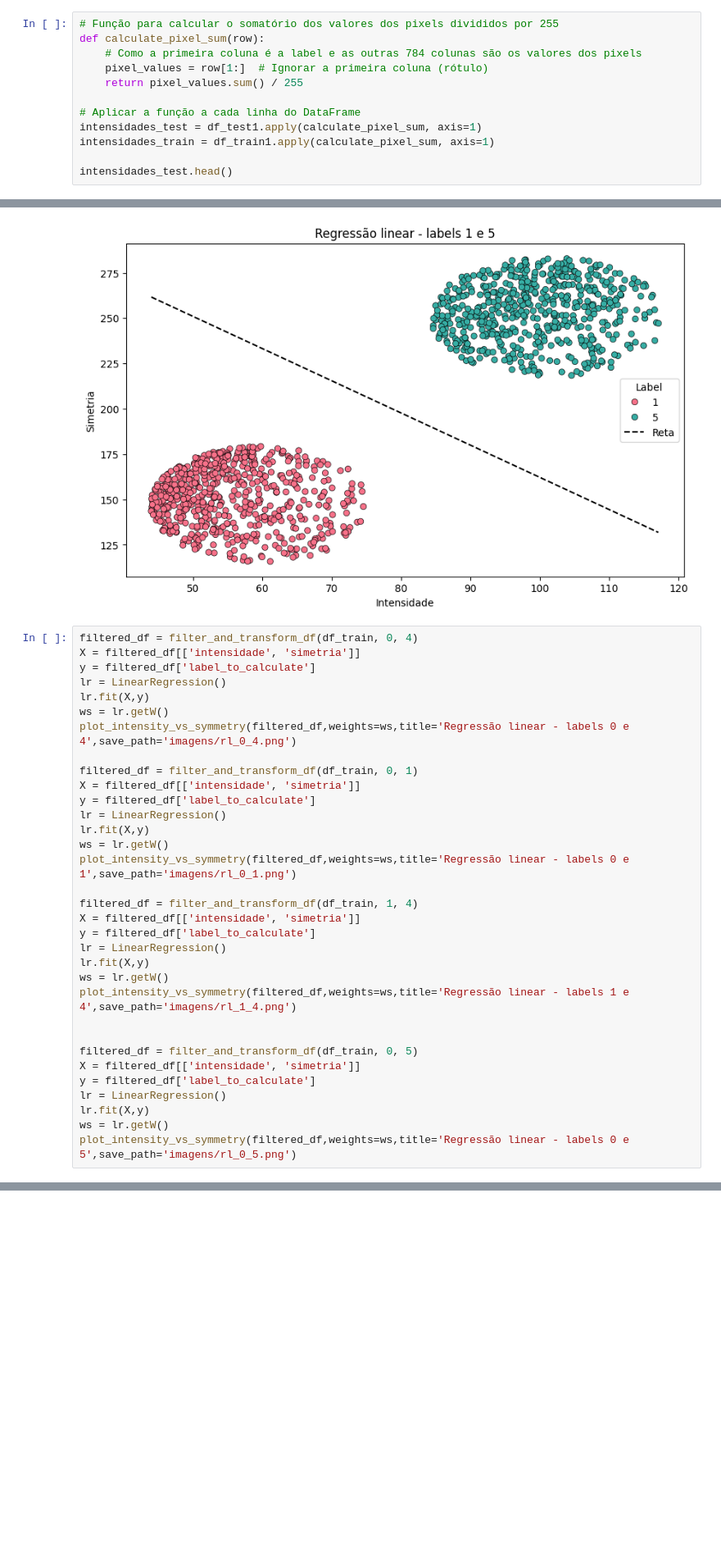
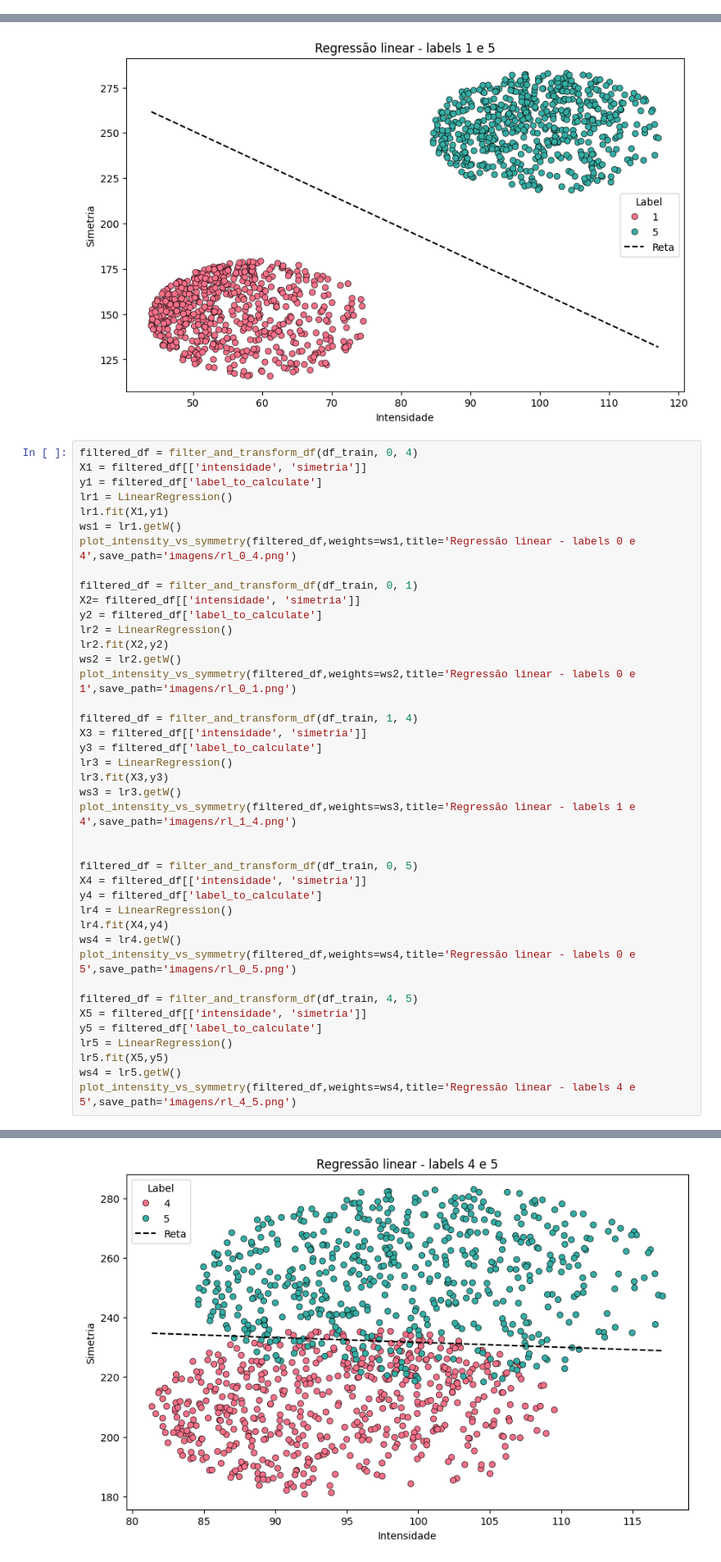
Before and after one commit to Thiagorcj/Projeto_ML, a Jupyter notebook: codes.ipynb, the cells around one changed output, grey strips where cells are left out. Shown at 82% size. Cells and saved outputs as stored; diff of their text form; blank space fills up the shorter version.

```diff
--- a/codes.ipynb
+++ b/codes.ipynb
@@ -62,15 +63,3 @@ intensidade de uma imagem pode ser calculada pela equação:
 $$
 \frac{\sum_{x=0}^{784} pixelx}{255}
 $$
-# %%
-# Função para calcular o somatório dos valores dos pixels divididos por 255
-def calculate_pixel_sum(row):
-    # Como a primeira coluna é a label e as outras 784 colunas são os valores dos pixels
-    pixel_values = row[1:]  # Ignorar a primeira coluna (rótulo)
-    return pixel_values.sum() / 255
-
-# Aplicar a função a cada linha do DataFrame
-intensidades_test = df_test1.apply(calculate_pixel_sum, axis=1)
-intensidades_train = df_train1.apply(calculate_pixel_sum, axis=1)
-
-intensidades_test.head()
@@ -290,39 +172,48 @@ Percebe-se que nosso w0 (coeficiente linear da reta) é 3.588 e que nosso w1 (co
 [figure]
 # %%
 filtered_df = filter_and_transform_df(df_train, 0, 4)
-X = filtered_df[['intensidade', 'simetria']]
-y = filtered_df['label_to_calculate']
-lr = LinearRegression()
-lr.fit(X,y)
-ws = lr.getW()
-plot_intensity_vs_symmetry(filtered_df,weights=ws,title='Regressão linear - labels 0 e 4',save_path='imagens/rl_0_4.png')
+X1 = filtered_df[['intensidade', 'simetria']]
+y1 = filtered_df['label_to_calculate']
+lr1 = LinearRegression()
+lr1.fit(X1,y1)
+ws1 = lr1.getW()
+plot_intensity_vs_symmetry(filtered_df,weights=ws1,title='Regressão linear - labels 0 e 4',save_path='imagens/rl_0_4.png')
 
 filtered_df = filter_and_transform_df(df_train, 0, 1)
-X = filtered_df[['intensidade', 'simetria']]
-y = filtered_df['label_to_calculate']
-lr = LinearRegression()
-lr.fit(X,y)
-ws = lr.getW()
-plot_intensity_vs_symmetry(filtered_df,weights=ws,title='Regressão linear - labels 0 e 1',save_path='imagens/rl_0_1.png')
+X2= filtered_df[['intensidade', 'simetria']]
+y2 = filtered_df['label_to_calculate']
+lr2 = LinearRegression()
+lr2.fit(X2,y2)
+ws2 = lr2.getW()
+plot_intensity_vs_symmetry(filtered_df,weights=ws2,title='Regressão linear - labels 0 e 1',save_path='imagens/rl_0_1.png')
 
 filtered_df = filter_and_transform_df(df_train, 1, 4)
-X = filtered_df[['intensidade', 'simetria']]
-y = filtered_df['label_to_calculate']
-lr = LinearRegression()
-lr.fit(X,y)
-ws = lr.getW()
-plot_intensity_vs_symmetry(filtered_df,weights=ws,title='Regressão linear - labels 1 e 4',save_path='imagens/rl_1_4.png')
+X3 = filtered_df[['intensidade', 'simetria']]
+y3 = filtered_df['label_to_calculate']
+lr3 = LinearRegression()
+lr3.fit(X3,y3)
+ws3 = lr3.getW()
+plot_intensity_vs_symmetry(filtered_df,weights=ws3,title='Regressão linear - labels 1 e 4',save_path='imagens/rl_1_4.png')
 
 
 filtered_df = filter_and_transform_df(df_train, 0, 5)
-X = filtered_df[['intensidade', 'simetria']]
-y = filtered_df['label_to_calculate']
-lr = LinearRegression()
-lr.fit(X,y)
-ws = lr.getW()
-plot_intensity_vs_symmetry(filtered_df,weights=ws,title='Regressão linear - labels 0 e 5',save_path='imagens/rl_0_5.png')
+X4 = filtered_df[['intensidade', 'simetria']]
+y4 = filtered_df['label_to_calculate']
+lr4 = LinearRegression()
+lr4.fit(X4,y4)
+ws4 = lr4.getW()
+plot_intensity_vs_symmetry(filtered_df,weights=ws4,title='Regressão linear - labels 0 e 5',save_path='imagens/rl_0_5.png')
+
+filtered_df = filter_and_transform_df(df_train, 4, 5)
+X5 = filtered_df[['intensidade', 'simetria']]
+y5 = filtered_df['label_to_calculate']
+lr5 = LinearRegression()
+lr5.fit(X5,y5)
+ws4 = lr5.getW()
+plot_intensity_vs_symmetry(filtered_df,weights=ws4,title='Regressão linear - labels 4 e 5',save_path='imagens/rl_4_5.png')
 # %% [output]
 [figure]
 [figure]
 [figure]
 [figure]
+[figure, added]
```
Also changed, not shown: parts of 21 cells of this notebook.
